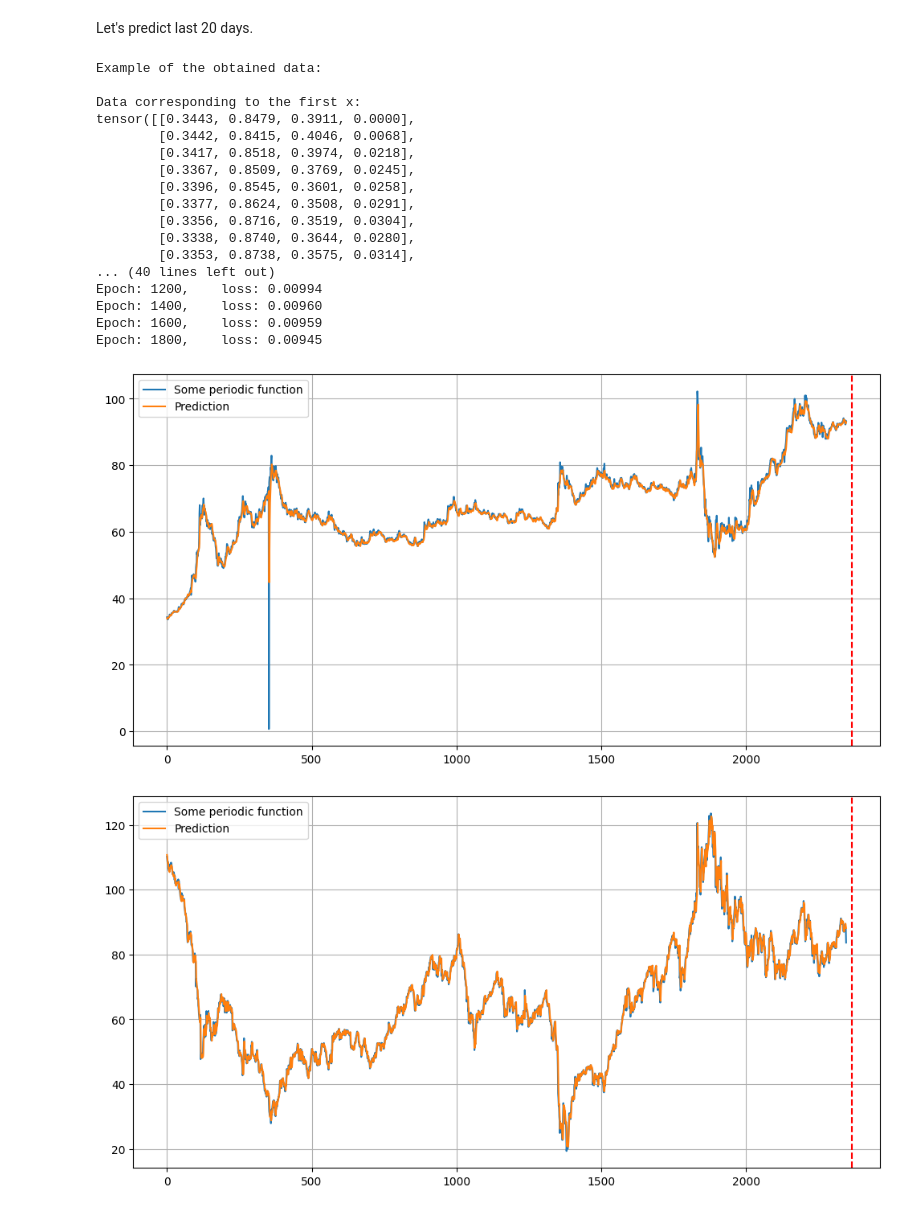
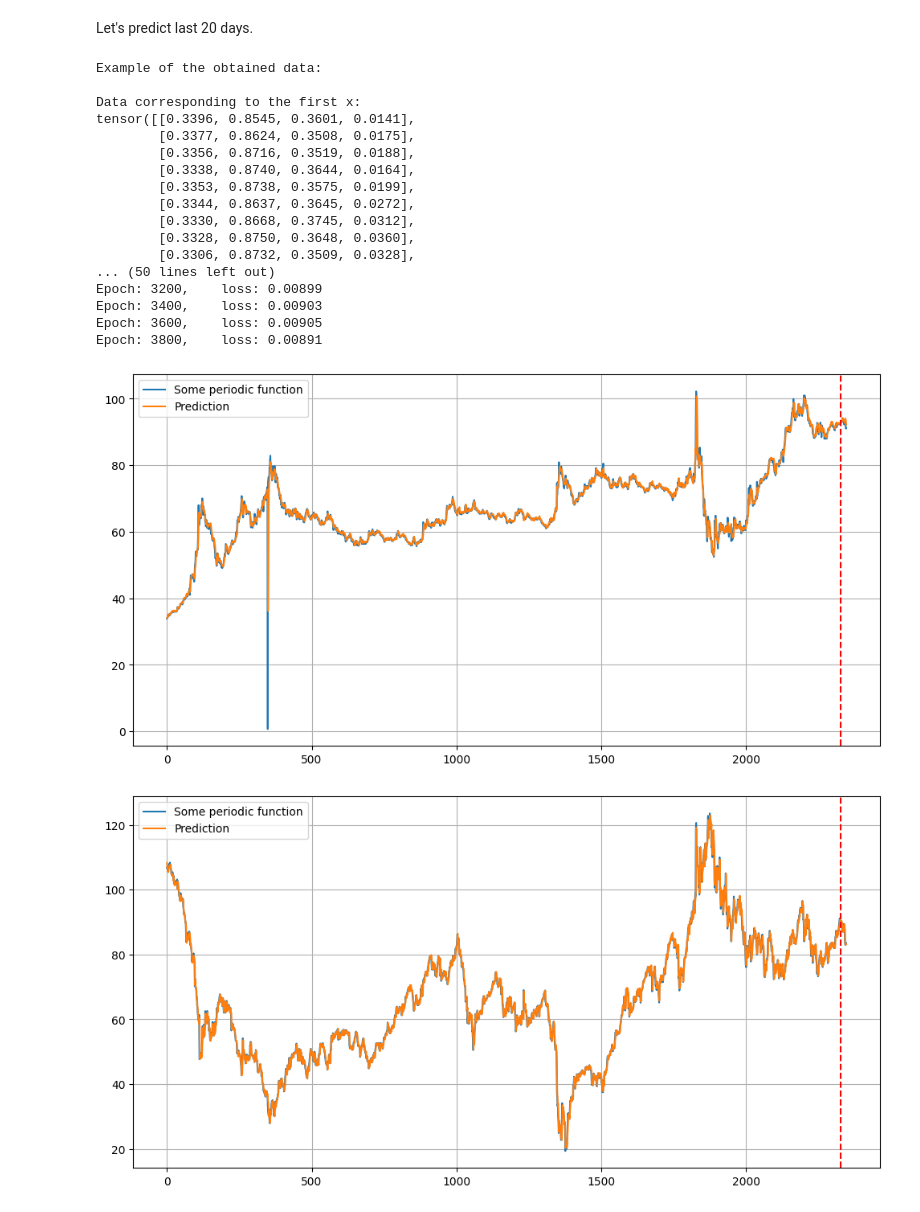
Before and after one commit to alexkalitenko125/ML_for_finance, a Jupyter notebook: Finance_5.ipynb, the cells around one changed output. Drawn from its saved outputs; the diff is of its cells as text; code cells hidden in the pictures.

```diff
--- a/Finance_5.ipynb
+++ b/Finance_5.ipynb
@@ -400,7 +400,7 @@ lstm.train()
 
 print("LSTM training process with MSE loss:")
 
-num_epochs = 2000
+num_epochs = 4000
 learning_rate = 0.001
 
 criterion = torch.nn.L1Loss() # mean-squared error for regression
@@ -421,38 +421,38 @@ for epoch in range(num_epochs):
 Example of the obtained data:
 
 Data corresponding to the first x:
-tensor([[0.3443, 0.8479, 0.3911, 0.0000],
-        [0.3442, 0.8415, 0.4046, 0.0068],
-        [0.3417, 0.8518, 0.3974, 0.0218],
-        [0.3367, 0.8509, 0.3769, 0.0245],
-        [0.3396, 0.8545, 0.3601, 0.0258],
-        [0.3377, 0.8624, 0.3508, 0.0291],
-        [0.3356, 0.8716, 0.3519, 0.0304],
-        [0.3338, 0.8740, 0.3644, 0.0280],
-        [0.3353, 0.8738, 0.3575, 0.0314],
-... (40 lines left out)
-Epoch: 1200,    loss: 0.00994
-Epoch: 1400,    loss: 0.00960
-Epoch: 1600,    loss: 0.00959
-Epoch: 1800,    loss: 0.00945
+tensor([[0.3396, 0.8545, 0.3601, 0.0141],
+        [0.3377, 0.8624, 0.3508, 0.0175],
+        [0.3356, 0.8716, 0.3519, 0.0188],
+        [0.3338, 0.8740, 0.3644, 0.0164],
+        [0.3353, 0.8738, 0.3575, 0.0199],
+        [0.3344, 0.8637, 0.3645, 0.0272],
+        [0.3330, 0.8668, 0.3745, 0.0312],
+        [0.3328, 0.8750, 0.3648, 0.0360],
+        [0.3306, 0.8732, 0.3509, 0.0328],
+... (50 lines left out)
+Epoch: 3200,    loss: 0.00899
+Epoch: 3400,    loss: 0.00903
+Epoch: 3600,    loss: 0.00905
+Epoch: 3800,    loss: 0.00891
 # %%
 x_s, y_s = sliding_windows(scaler1.transform(df.to_numpy().reshape(-1,num_classes)), seq_length)
 
 lstm.eval()
 
 train_predict = lstm(x_s)
-display(data=df[seq_length:len(df)].to_numpy().reshape(-1,num_classes)[:,0], pred=list(scaler1.inverse_transform(train_predict.detach().numpy().reshape(-1,num_classes)).reshape(-1,num_classes)[:,0]), vert=train_size)
+display(data=df[seq_length:len(df)].to_numpy().reshape(-1,num_classes)[:,0], pred=list(scaler1.inverse_transform(train_predict.detach().numpy().reshape(-1,num_classes)).reshape(-1,num_classes)[:,0]), vert=train_size-seq_length+1)
 # %% [output]
-[figure, old version]
+[figure, new version]
 # %%
 x_s, y_s = sliding_windows(scaler1.transform(df.to_numpy().reshape(-1,num_classes)), seq_length)
 
 lstm.eval()
 
 train_predict = lstm(x_s)
-display(data=df[seq_length:len(df)].to_numpy().reshape(-1,num_classes)[:,1], pred=list(scaler1.inverse_transform(train_predict.detach().numpy().reshape(-1,num_classes)).reshape(-1,num_classes)[:,1]), vert=train_size)
+display(data=df[seq_length:len(df)].to_numpy().reshape(-1,num_classes)[:,1], pred=list(scaler1.inverse_transform(train_predict.detach().numpy().reshape(-1,num_classes)).reshape(-1,num_classes)[:,1]), vert=train_size-seq_length+1)
 # %% [output]
-[figure, old version]
+[figure, new version]
 # %%
 x_s, y_s = sliding_windows(scaler1.transform(df.to_numpy().reshape(-1,num_classes)), seq_length)
 
```
Also changed, not shown: parts of 31 cells of this notebook.
